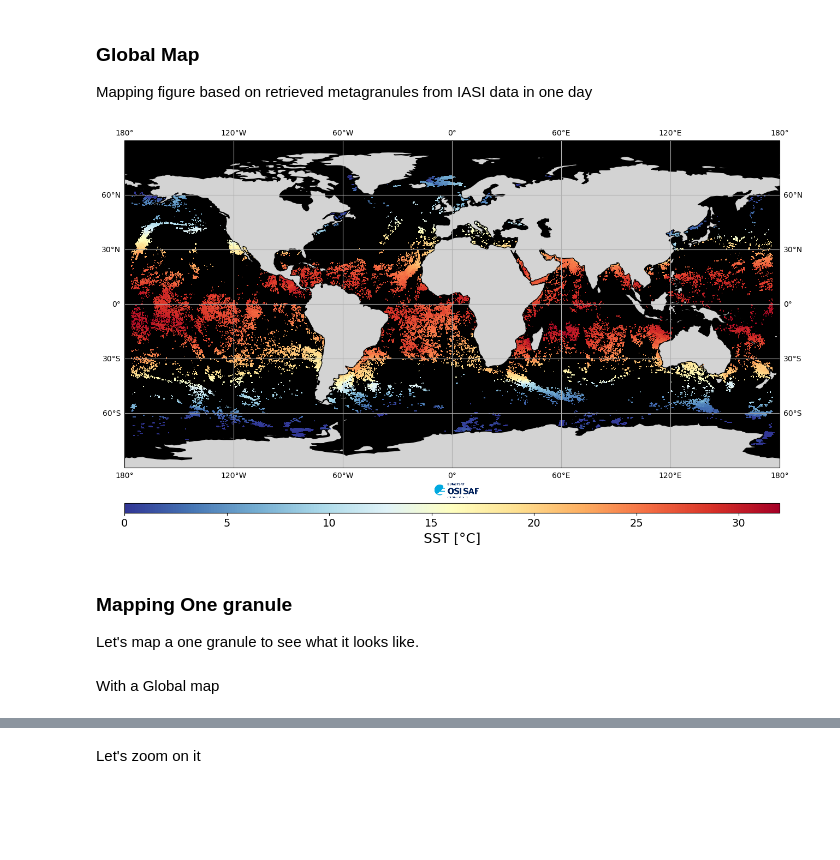
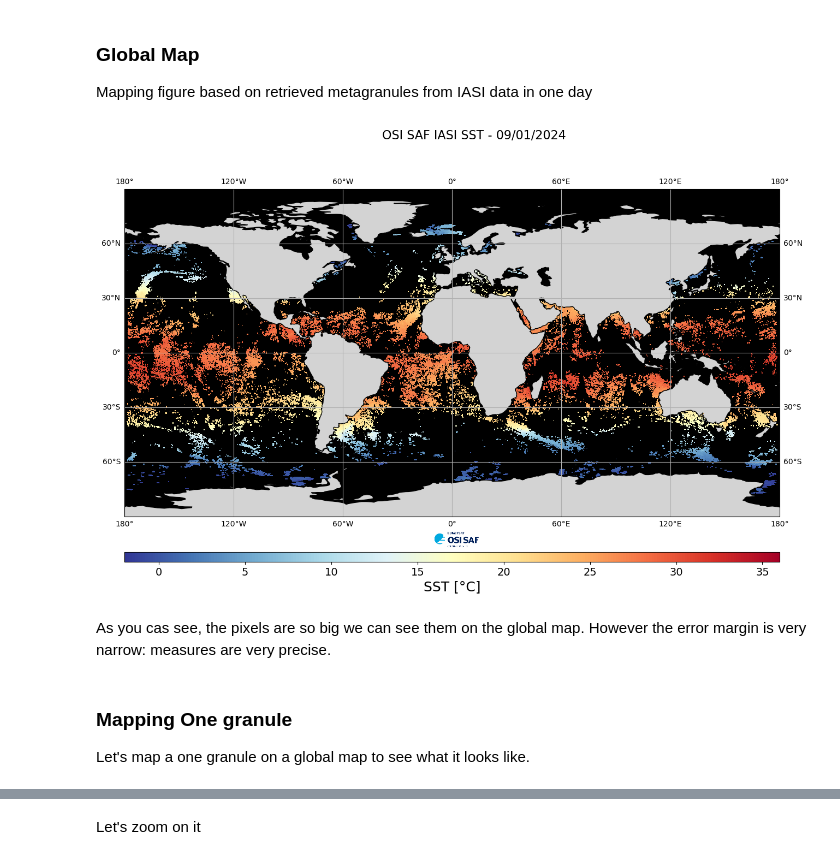
Before and after one commit to eumetsat/learn-osi-saf-sst, a Jupyter notebook: 1_OSI_SAF_sst_introductory/1_3e_OSI_SAF_SST_mapping_Metop_IASI.ipynb, the cells around one changed output, grey strips where cells are left out. Drawn from its saved outputs; the diff is of its cells as text; code cells hidden in the pictures; blank space fills up the shorter version.

Commit message:
updates IASI and clarify code

```diff
--- a/1_OSI_SAF_sst_introductory/1_3e_OSI_SAF_SST_mapping_Metop_IASI.ipynb
+++ b/1_OSI_SAF_sst_introductory/1_3e_OSI_SAF_SST_mapping_Metop_IASI.ipynb
@@ -129,5 +133,5 @@ def add_colorbar(im, fig, orientation, cmap, discrete=False, extend='neither'):
 # %% [markdown]
 Setting directory where to read data files
 # %%
-directory = os.path.join(os.getcwd(), 'products', 'iasi')
+directory = os.path.join(os.getcwd(), 'products', 'L2_IASI')
 # %% [markdown]
@@ -152,57 +159,61 @@ Mapping figure based on retrieved metagranules from IASI data in one day
 # %%
 # Define figure size
 fig = plt.figure(figsize=(16,9))
+fig.suptitle('OSI SAF IASI SST - 09/01/2024', fontsize=16)
 
 # Set input and output projection of data
 data_projection=ccrs.PlateCarree()
 output_projection=ccrs.PlateCarree() # Can be change
 
-# define title
-# plt.title("IASI  - Plate Carree", fontsize=16)
 
 
 # define plot carateristics
 ax = plt.axes([0.1,0.1,0.75,0.85], projection=output_projection)
 ax.set_global()    # have a global map
 ax.add_feature(cfeature.OCEAN, zorder=0, facecolor='black') # Change color of ocean
 ax.add_feature(cfeature.LAND, zorder=0, facecolor='lightgrey') # Change color of land
 ax.gridlines(draw_labels=True)   # Add grid line with latitude and logitude label
 ax.coastlines()    # Add coastline
 
 
 
 # open and plot data
 for filename in os.listdir(directory):
     if filename.endswith(".nc"):
         nc = xr.open_dataset(os.path.join(directory, filename))
         lat = nc.variables['lat'][:]
         lon = nc.variables['lon'][:]
         sst = nc.variables['sea_surface_temperature'][:]
         ql  = nc.variables['quality_level'][:]
         nc.close()
 
         # Use only SST with quality_level > 2
         sst_ql345 = np.ma.masked_where(ql<3, sst)
+
+        # Convert K in °C
+        SST = sst_ql345[0,:,:]-273.15
+
         # Select longitude - debug map
-        lon_sel = 176
-        sst_ql345 = np.ma.masked_where(lon<-lon_sel, sst_ql345[0,:,:])
-        sst_ql345 = np.ma.masked_where(lon>lon_sel, sst_ql345)
+        lon_sel = 178
+        SST = np.ma.masked_where(lon<-lon_sel, SST)
+        SST = np.ma.masked_where(lon>lon_sel, SST)
+
 
         # plotting sst
-        im = plt.pcolormesh(lon, lat, sst_ql345[:,:]-273.15, transform=data_projection, cmap=cmap)
+        im = plt.pcolormesh(lon, lat, SST, transform=data_projection, cmap=cmap)
 
     # set the min and max temperature for apropriate visualisation
-    im.set_clim(0,32)
+    im.set_clim(-2,36)
 
 # Adding a colorbar
 add_colorbar(im, fig, orientation="horizontal", cmap=cmap)
 # %% [output]
-[figure, old version]
+[figure, new version]
+# %% [markdown]
+As you cas see, the pixels are so big we can see them on the global map. However the error margin is very narrow: measures are very precise.
 # %% [markdown]
 ### Mapping One granule
-Let's map a one granule to see what it looks like.
+Let's map a one granule on a global map to see what it looks like.
-# %% [markdown]
-With a Global map
 # %%
 # Select granule file
 filename = '20240109004159-OSISAF-L2P_GHRSST-SSTskin-IASI_SST_METOP_B-sstiasi_metop01_20240109_004159_58679-v02.0-fv01.0.nc'
```
Also changed, not shown: parts of 5 cells of this notebook.
